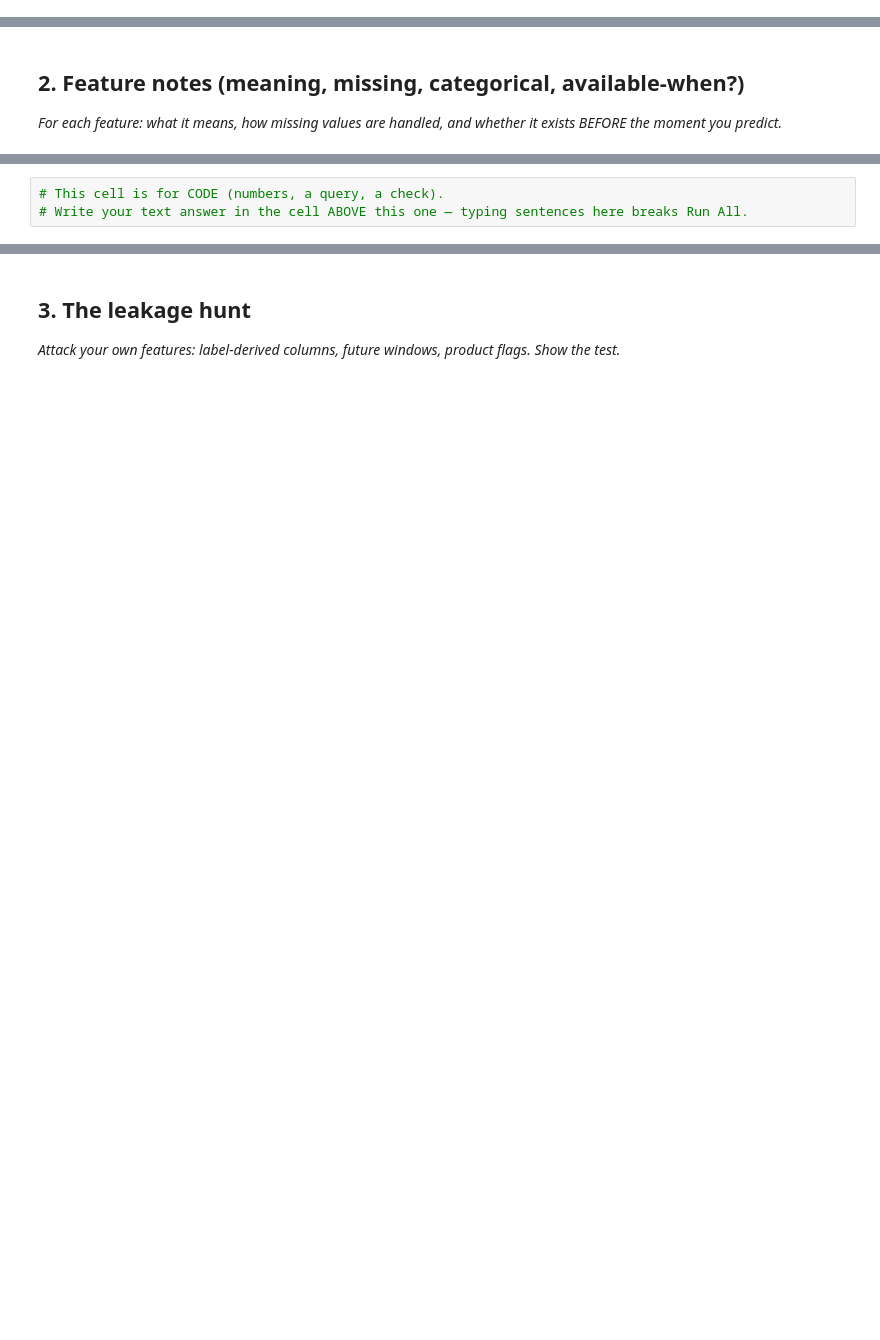
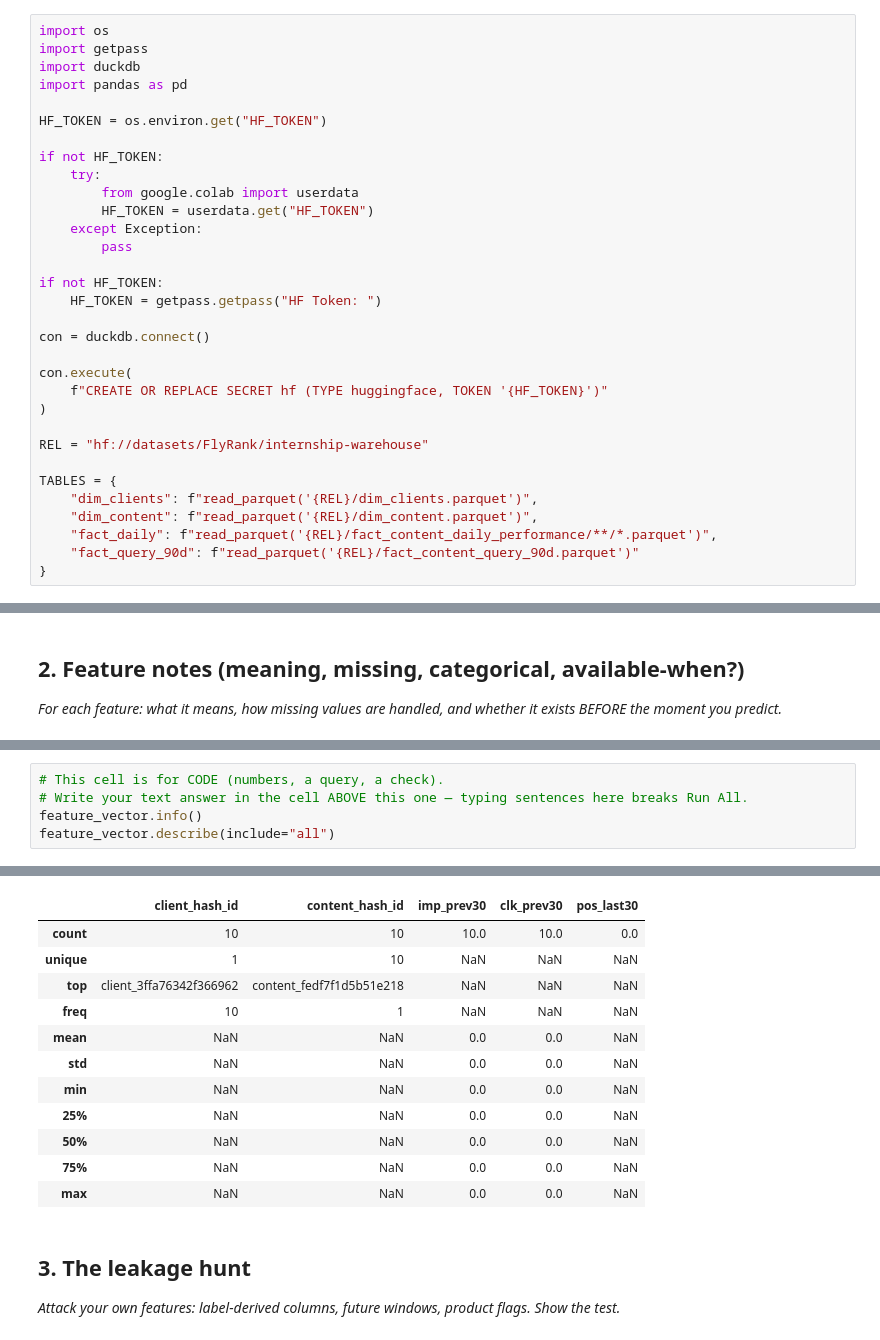
Before and after one commit to kaifahmad236/flyrank-ml-internship, a Jupyter notebook: work/notebooks/w03_feature_leakage_check.ipynb, the cells around one changed output, grey strips where cells are left out. Cells and saved outputs as stored; diff of their text form; blank space fills up the shorter version.

Commit message:
ML-04 Executed

```diff
--- a/work/notebooks/w03_feature_leakage_check.ipynb
+++ b/work/notebooks/w03_feature_leakage_check.ipynb
@@ -6,6 +8,38 @@
 This skeleton is yours to fill. Work the sections **in order** — each one has a one-line hint. Simple words, honest numbers.
 
 > Working with an AI assistant? Tell it to read `skills/README.md` first and load the one skill this assignment names on its card.
+# %%
+import os
+import getpass
+import duckdb
+import pandas as pd
+
+HF_TOKEN = os.environ.get("HF_TOKEN")
+
+if not HF_TOKEN:
+    try:
+        from google.colab import userdata
+        HF_TOKEN = userdata.get("HF_TOKEN")
+    except Exception:
+        pass
+
+if not HF_TOKEN:
+    HF_TOKEN = getpass.getpass("HF Token: ")
+
+con = duckdb.connect()
+
+con.execute(
+    f"CREATE OR REPLACE SECRET hf (TYPE huggingface, TOKEN '{HF_TOKEN}')"
+)
+
+REL = "hf://datasets/FlyRank/internship-warehouse"
+
+TABLES = {
+    "dim_clients": f"read_parquet('{REL}/dim_clients.parquet')",
+    "dim_content": f"read_parquet('{REL}/dim_content.parquet')",
+    "fact_daily": f"read_parquet('{REL}/fact_content_daily_performance/**/*.parquet')",
+    "fact_query_90d": f"read_parquet('{REL}/fact_content_query_90d.parquet')"
+}
 # %% [markdown]
 ## 1. Build the feature vector
 
@@ -20,3 +153,6 @@ This skeleton is yours to fill. Work the sections **in order** — each one has
 # %%
 # This cell is for CODE (numbers, a query, a check).
 # Write your text answer in the cell ABOVE this one — typing sentences here breaks Run All.
+feature_vector.info()
+feature_vector.describe(include="all")
+# %% [output]
@@ -23,3 +171,15 @@ This skeleton is yours to fill. Work the sections **in order** — each one has
+|  | client_hash_id | content_hash_id | imp_prev30 | clk_prev30 | pos_last30 |
+| count | 10 | 10 | 10.0 | 10.0 | 0.0 |
+| unique | 1 | 10 | NaN | NaN | NaN |
+| top | client_3ffa76342f366962 | content_fedf7f1d5b51e218 | NaN | NaN | NaN |
+| freq | 10 | 1 | NaN | NaN | NaN |
+| mean | NaN | NaN | 0.0 | 0.0 | NaN |
+| std | NaN | NaN | 0.0 | 0.0 | NaN |
+| min | NaN | NaN | 0.0 | 0.0 | NaN |
+| 25% | NaN | NaN | 0.0 | 0.0 | NaN |
+| 50% | NaN | NaN | 0.0 | 0.0 | NaN |
+| 75% | NaN | NaN | 0.0 | 0.0 | NaN |
+| max | NaN | NaN | 0.0 | 0.0 | NaN |
 # %% [markdown]
 ## 3. The leakage hunt
 
```
Also changed, not shown: parts of 10 cells of this notebook.
